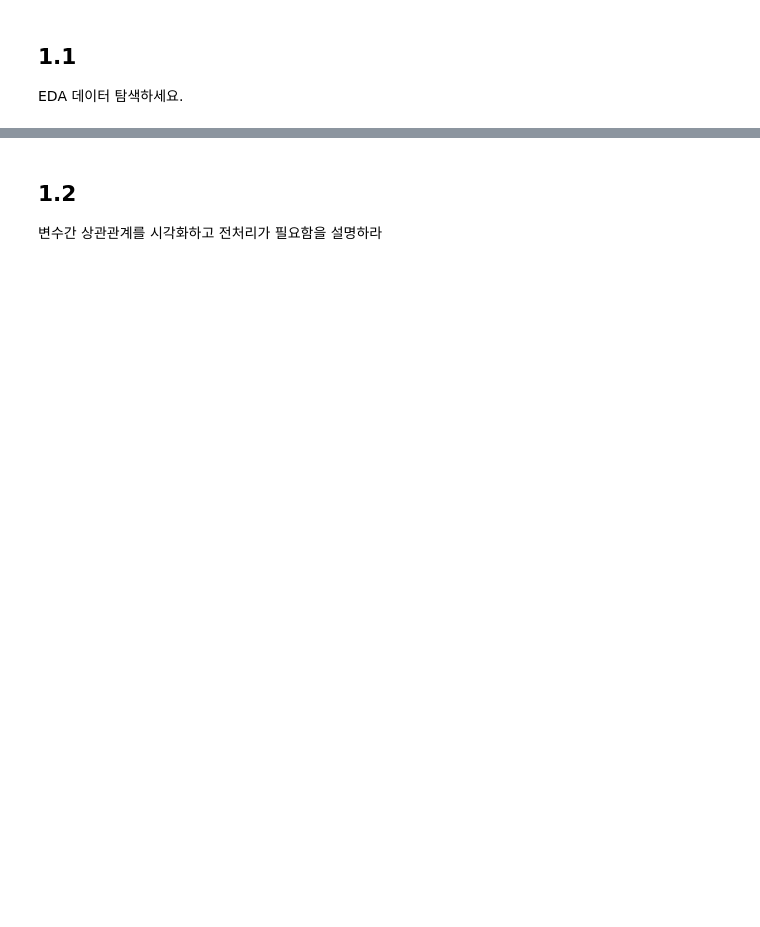
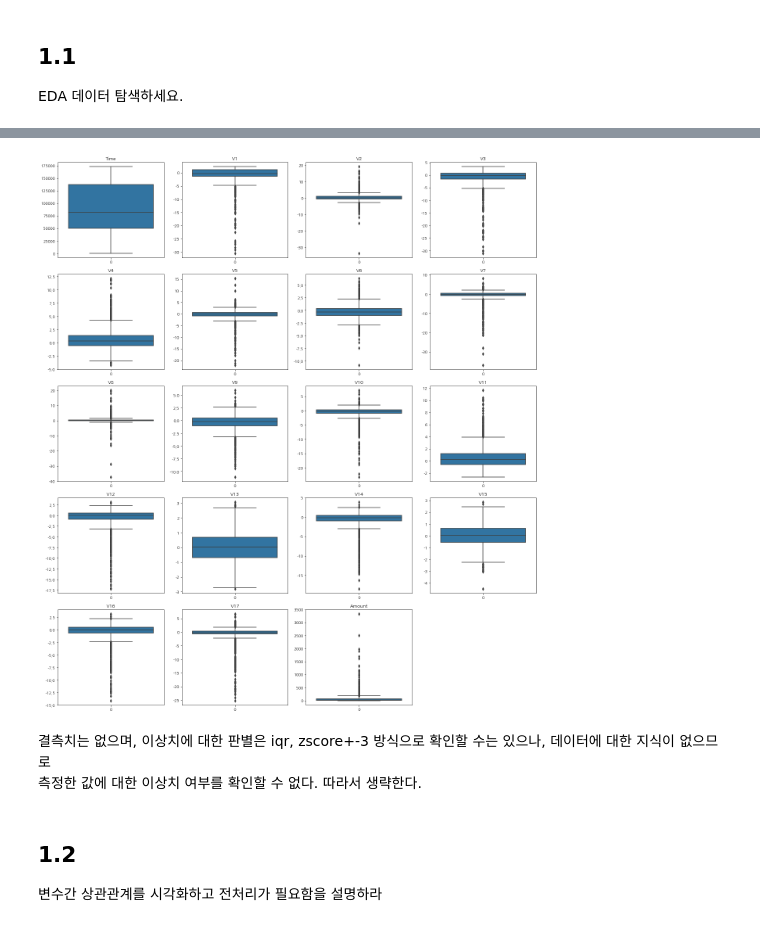
Before and after one commit to qiwerr1004/ADP_go, a Jupyter notebook: 27/27회_문제.ipynb, the cells around one changed output, grey strips where cells are left out. Saved outputs shown, nothing was run; the diff lists cells and outputs as text; code cells hidden in the pictures; blank space fills up the shorter version.

```diff
--- a/27/27회_문제.ipynb
+++ b/27/27회_문제.ipynb
@@ -31,3 +115,18 @@ EDA 데이터 탐색하세요.
+# %%
+fig, axes = plt.subplots(5, 4, figsize=(18, 20))
+c_names = d1.columns[:-1]
+
+for col, ax in zip(c_names, axes.flatten()):
+    sns.boxplot(data=d1[col], ax=ax)
+    ax.set_title(col)
+plt.tight_layout()
+axes[4, 3].remove()
+plt.show()
+# %% [output]
+[figure, added]
+# %% [markdown]
+결측치는 없으며, 이상치에 대한 판별은 iqr, zscore+-3 방식으로 확인할 수는 있으나, 데이터에 대한 지식이 없으므로
+측정한 값에 대한 이상치 여부를 확인할 수 없다. 따라서 생략한다.
 # %% [markdown]
 ## 1.2
 변수간 상관관계를 시각화하고 전처리가 필요함을 설명하라
```
Also changed, not shown: parts of 38 cells of this notebook.
